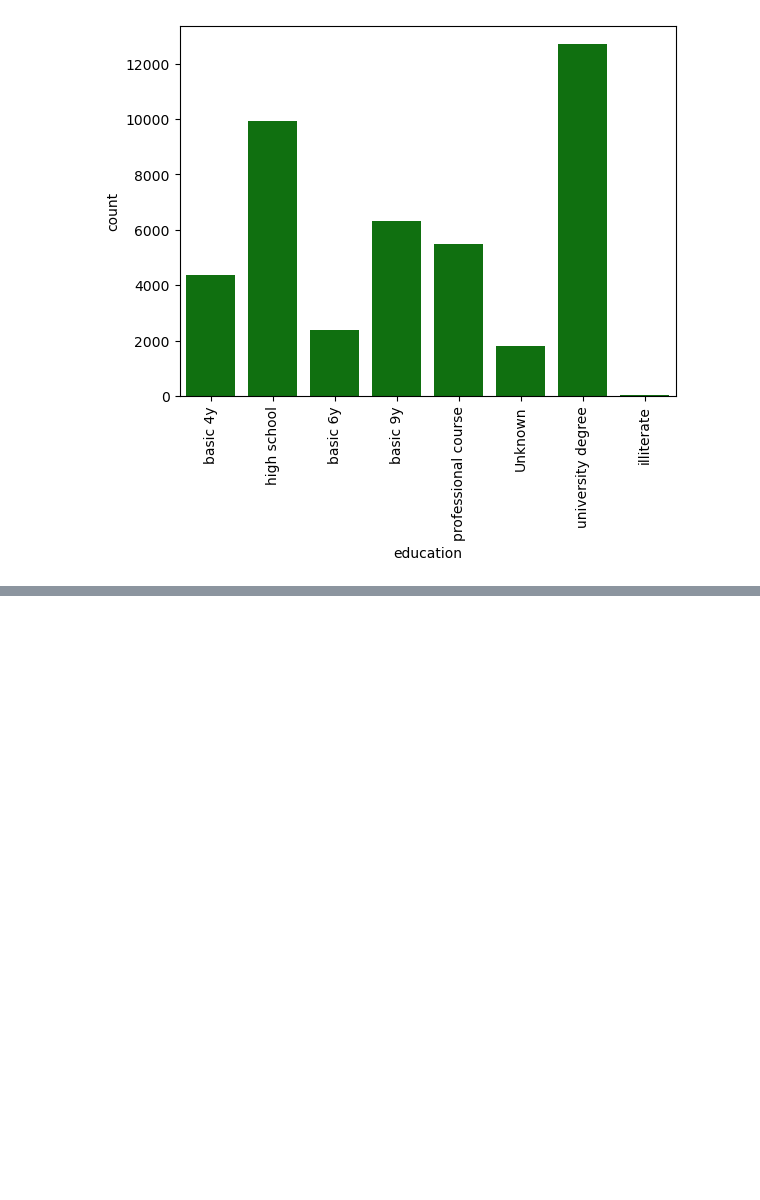
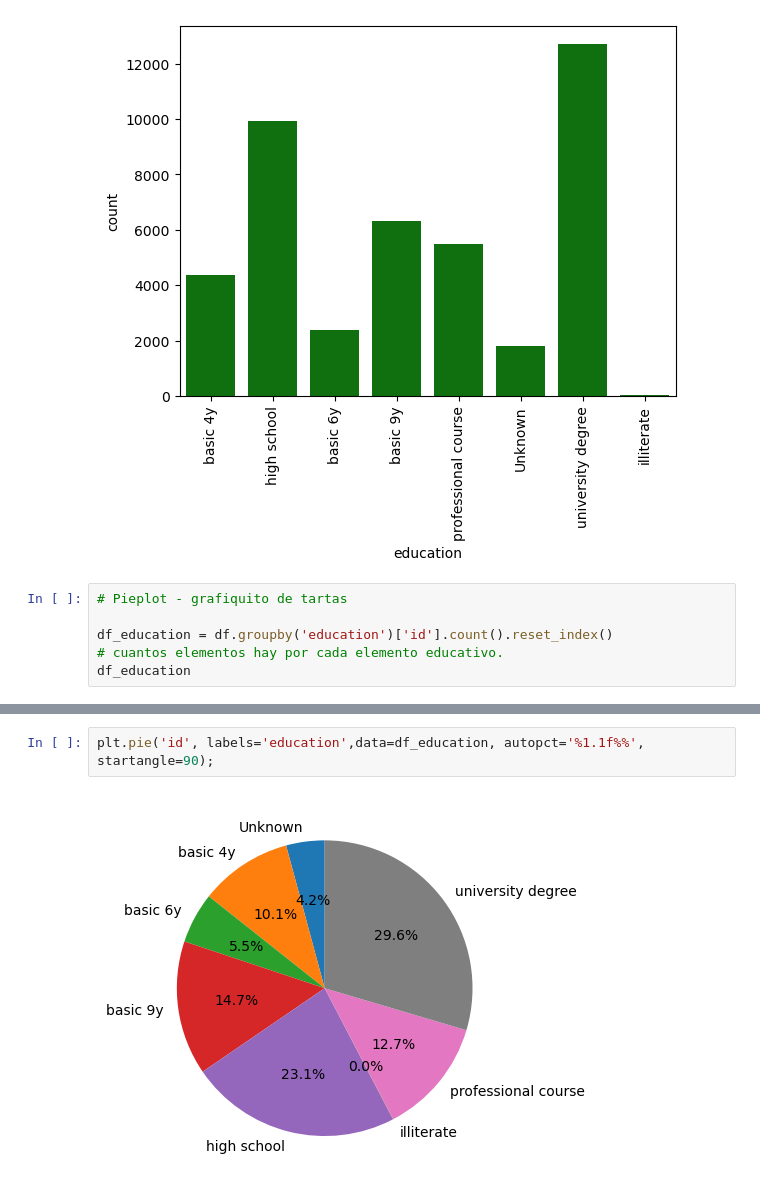
Before and after one commit to nerearial/Ejercicios_Adalab, a Jupyter notebook: Modulo 3/7. Visualizacion/clase-visualizacion-24082024.ipynb, the cells around one changed output, grey strips where cells are left out. Drawn from its saved outputs; the diff is of its cells as text; blank space fills up the shorter version.

Commit message:
update de clase visualizacion

```diff
--- a/Modulo 3/7. Visualizacion/clase-visualizacion-24082024.ipynb
+++ b/Modulo 3/7. Visualizacion/clase-visualizacion-24082024.ipynb
@@ -172,3 +172,9 @@ plt.xticks(rotation=90) # con esto le damos espaciado para que las columnas se m
   Text(6, 0, 'university degree'),
   Text(7, 0, 'illiterate')])
 [figure]
+# %%
+# Pieplot - grafiquito de tartas
+
+df_education = df.groupby('education')['id'].count().reset_index()
+# cuantos elementos hay por cada elemento educativo.
+df_education
@@ -174,0 +191,4 @@ plt.xticks(rotation=90) # con esto le damos espaciado para que las columnas se m
+# %%
+plt.pie('id', labels='education',data=df_education, autopct='%1.1f%%', startangle=90);
+# %% [output]
+[figure, added]
```
Also changed, not shown: parts of 2 cells of this notebook.
